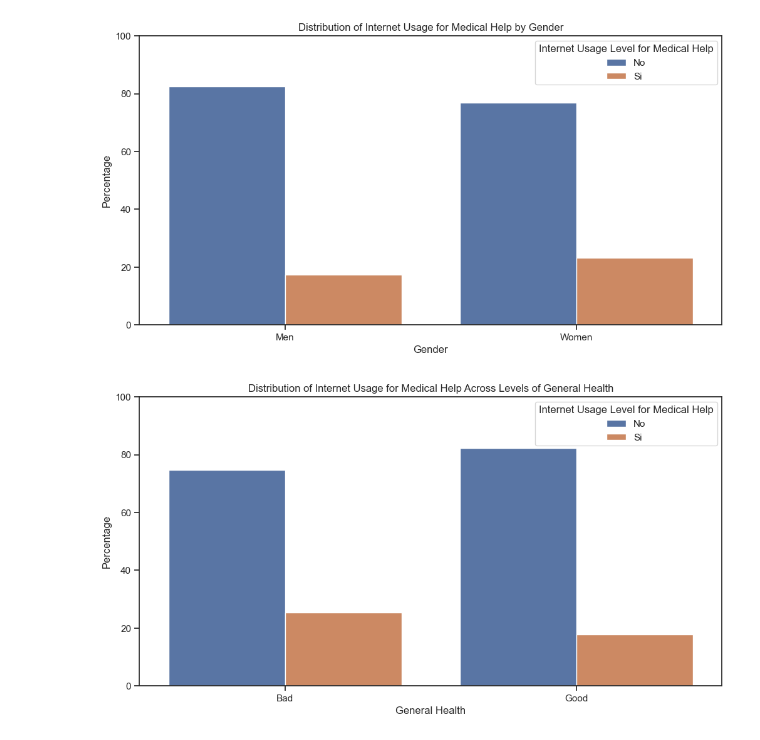
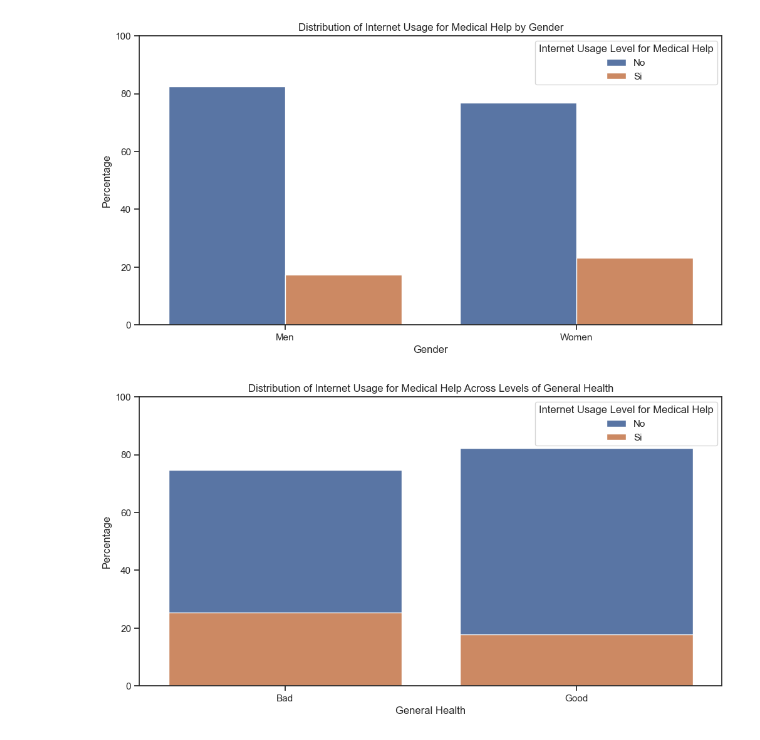
Before and after one commit to laiagomezmessia/health-digital-literacy-finalproject, a Jupyter notebook: Analysis_Visualization.ipynb, the cells around one changed output. Cells and saved outputs as stored; diff of their text form; code cells hidden in the pictures.

```diff
--- a/Analysis_Visualization.ipynb
+++ b/Analysis_Visualization.ipynb
@@ -171,3 +103,12 @@ df['general_health'].value_counts()
 Good    1282
 Bad      729
 Name: general_health, dtype: int64
+# %%
+def clean_limit(x):
+    if x in ['Gravemente limitado', 'Limitado']:
+        return 'Limited'
+    else:
+        return 'Not limited'
+
+df['limit'] = df['limit'].map(clean_limit)
+df['limit'].value_counts()
@@ -199,0 +179,9 @@ Name: int_medical_help, dtype: int64
+# %%
+def clean_social_perceived(x):
+    if x in ['Siempre','No contesta', 'No sabe', 'Normalmente']:
+        return 'Supported'
+    else:
+        return 'Not supported'
+
+df['social_perceived'] = df['social_perceived'].map(clean_social_perceived)
+df['social_perceived'].value_counts()
@@ -199,0 +228,3 @@ Name: int_medical_help, dtype: int64
+# %%
+df['age'].replace({"De 50 a 64 años": '50-64', "De 65 a 79 años": '65-79'}, inplace=True)
+df['age'].value_counts()
@@ -199,0 +250,5 @@ Name: int_medical_help, dtype: int64
+# %%
+# Saving this variables in a csv for visualization on tableau
+df = df[['int_use', 'int_limitations', 'int_medical_help', 'med_sup', 'general_health', 'limit', 'satisfaction', 'happy', 'loneliness', 'social_contact', 'social_perceived', 'financial', 'educ', 'sex', 'age', 'marital', 'ccaa']]
+df.to_csv('df_tableau.csv', index=False)
+df.head()
@@ -512,19 +615,19 @@ plt.show()
 # %%
 # Count the number of individuals with different levels of internet usage for medical help by general health
 medical_help_by_health = df.groupby(['general_health', 'int_medical_help']).size().reset_index(name='count')
 
 # Normalize the counts within each general health category
 medical_help_total = medical_help_by_health.groupby('general_health')['count'].transform('sum')
 medical_help_by_health['percentage'] = (medical_help_by_health['count'] / medical_help_total) * 100
 
 # Plotting
 plt.figure(figsize=(12, 6))
-sns.barplot(x='general_health', y='percentage', hue='int_medical_help', data=medical_help_by_health, bottom=0)
+sns.barplot(x='general_health', y='percentage', hue='int_medical_help', data=medical_help_by_health, dodge=False, bottom=0)
 plt.title('Distribution of Internet Usage for Medical Help Across Levels of General Health')
 plt.xlabel('General Health')
 plt.ylabel('Percentage')
 plt.legend(title='Internet Usage Level for Medical Help')
 plt.ylim(0, 100)  # Set the y-axis range
 plt.show()
 # %% [output]
-[figure, old version]
+[figure, new version]
```
Also changed, not shown: parts of 34 cells of this notebook, 1 other file.
